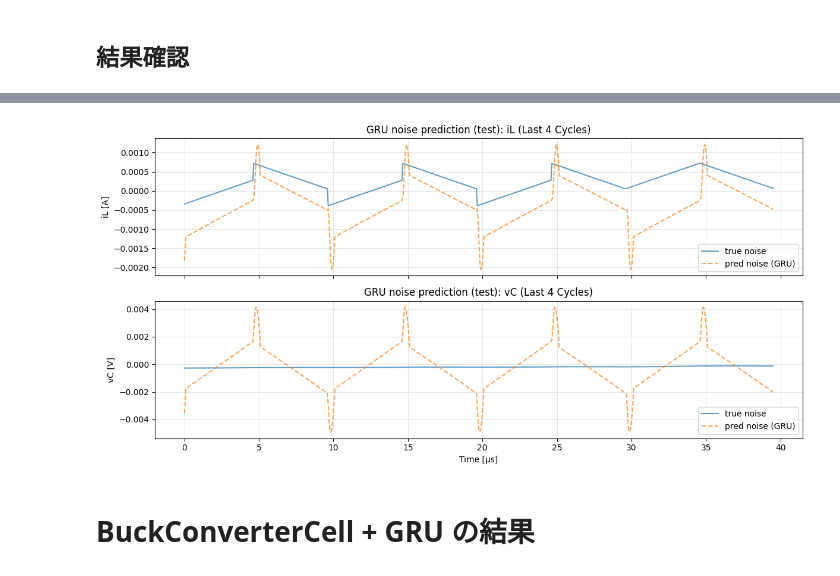
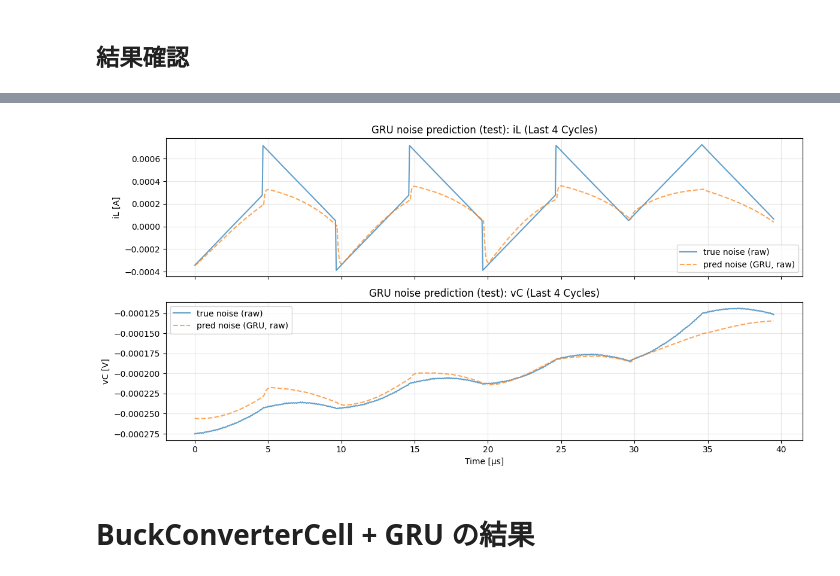
Before and after one commit to University-Laboratory/rnn-pann, a Jupyter notebook: actual_machine_notebooks/note4/note.ipynb, the cells around one changed output, grey strips where cells are left out. Drawn from its saved outputs; the diff is of its cells as text; code cells hidden in the pictures.

Commit message:
feat: Introduce Scalers class for non-dimensionalization and noise standardization in note4 notebook; update feature names and units for clarity in simulation outputs

```diff
--- a/actual_machine_notebooks/note4/note.ipynb
+++ b/actual_machine_notebooks/note4/note.ipynb
@@ -726,42 +830,46 @@ noise_true_test_cpu = y_test_seq.detach().cpu()
 
 # plot_compare_tail を使って比較（末尾N周期）
 seq_len = int(params.seq_length)
 
 t_noise = np.asarray(t_test[:-1])[seq_len:]
 min_len = min(
     t_noise.shape[0],
     int(noise_true_test_cpu.shape[0]),
     int(noise_pred_test_cpu.shape[0]),
 )
 
 t_noise = t_noise[:min_len]
-true_noise = noise_true_test_cpu[:min_len].numpy()
-pred_noise = noise_pred_test_cpu[:min_len].numpy()
+true_noise_z = noise_true_test_cpu[:min_len].numpy()
+pred_noise_z = noise_pred_test_cpu[:min_len].numpy()
+
+# 標準化ノイズ -> rawノイズへ復元（推論時に必ず戻す）
+true_noise_raw = y_test_seq_raw[:min_len].detach().cpu().numpy()
+pred_noise_raw = scalers.inv_z_noise(noise_pred_test_cpu[:min_len]).numpy()
 
 fig1, _ = plot_compare_tail(
     t1=t_noise,
-    iL1=true_noise[:, 0],
-    vC1=true_noise[:, 1],
-    label1="true noise",
+    iL1=true_noise_raw[:, 0],
+    vC1=true_noise_raw[:, 1],
+    label1="true noise (raw)",
     t2=t_noise,
-    iL2=pred_noise[:, 0],
-    vC2=pred_noise[:, 1],
-    label2="pred noise (GRU)",
+    iL2=pred_noise_raw[:, 0],
+    vC2=pred_noise_raw[:, 1],
+    label2="pred noise (GRU, raw)",
     T=float(params.T),
     N_cycles=4,
     title="GRU noise prediction (test)",
 )
 
 
 if keep_log:
     save_figure_to_log(
         fig1,
         "gru_noise_pred_test_tail10T",
         result_dir,
         "GRU noise予測(テスト, tail10T)",
     )
 # %% [output]
-[figure, old version]
+[figure, new version]
 # %% [markdown]
 # BuckConverterCell + GRU の結果
 # %%
```
Also changed, not shown: parts of 5 cells of this notebook.
